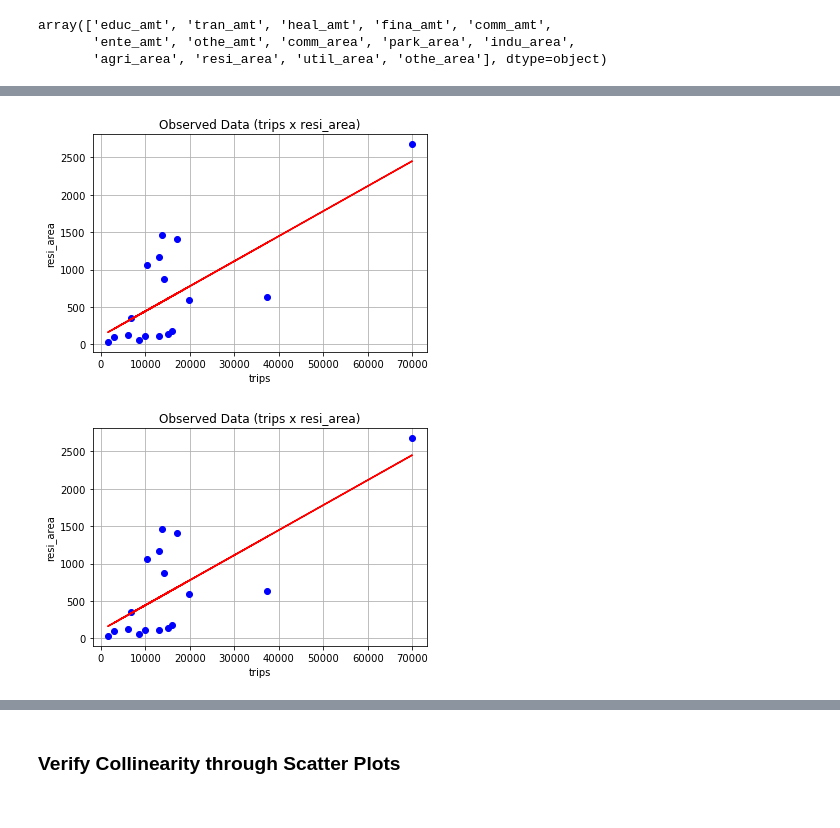
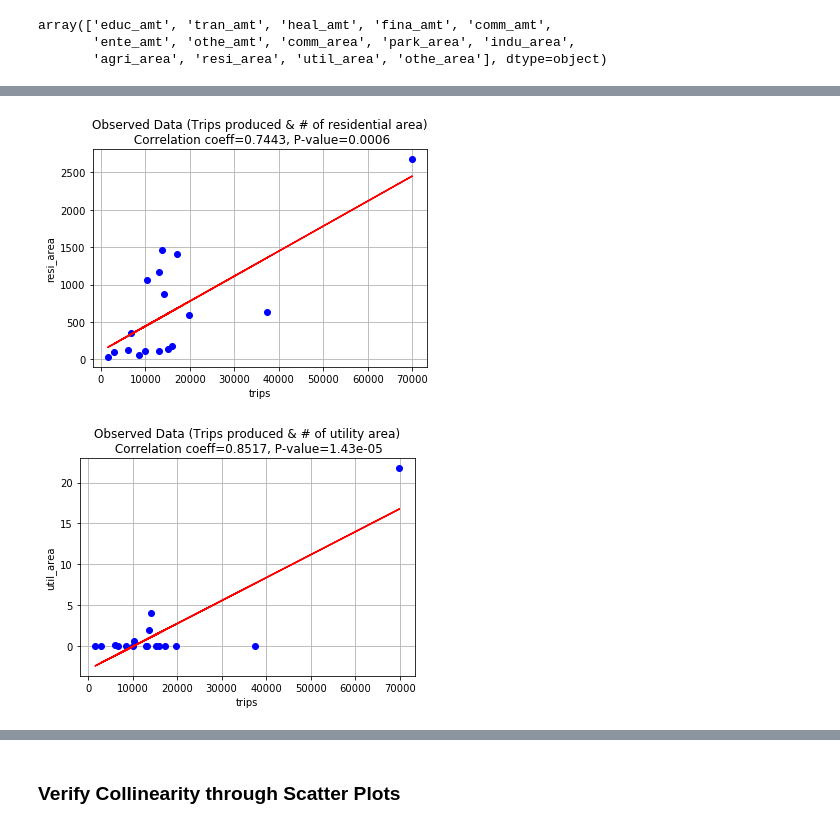
Before and after one commit to XGBXGB/Via_Travel_Demand, a Jupyter notebook: notebook/Travel Demand Via Latest NB.ipynb, the cells around one changed output, grey strips where cells are left out. Saved outputs shown, nothing was run; the diff lists cells and outputs as text; code cells hidden in the pictures.

```diff
--- a/notebook/Travel Demand Via Latest NB.ipynb
+++ b/notebook/Travel Demand Via Latest NB.ipynb
@@ -368,30 +482,30 @@ array(['educ_amt', 'tran_amt', 'heal_amt', 'fina_amt', 'comm_amt',
 # %%
 df = regression2.getDataFrame()
 plt.plot(df["trips"], df["resi_area"], 'bo')
 x = df["trips"]
 y = df["resi_area"]
 fit = np.polyfit(x, y, deg=1)
 plt.plot(x, fit[0] * x + fit[1], color='red')
 plt.xlabel('trips')
 plt.ylabel('resi_area')
-plt.title('Observed Data (trips x resi_area)')
+plt.title('Observed Data (Trips produced & # of residential area)\n Correlation coeff=0.7443, P-value=0.0006')
 plt.grid(True)
 # plt.axis([0, 220, 0, 120])
 plt.show()
 # %% [output]
-[figure, old version]
+[figure, new version]
 # %%
 df = regression2.getDataFrame()
-plt.plot(df["trips"], df["resi_area"], 'bo')
+plt.plot(df["trips"], df["util_area"], 'bo')
 x = df["trips"]
-y = df["resi_area"]
+y = df["util_area"]
 fit = np.polyfit(x, y, deg=1)
 plt.plot(x, fit[0] * x + fit[1], color='red')
 plt.xlabel('trips')
-plt.ylabel('resi_area')
-plt.title('Observed Data (trips x resi_area)')
+plt.ylabel('util_area')
+plt.title('Observed Data (Trips produced & # of utility area)\n Correlation coeff=0.8517, P-value=1.43e-05')
 plt.grid(True)
 # plt.axis([0, 220, 0, 120])
 plt.show()
 # %% [output]
-[figure, old version]
+[figure, new version]
```
Also changed, not shown: parts of 23 cells of this notebook.
